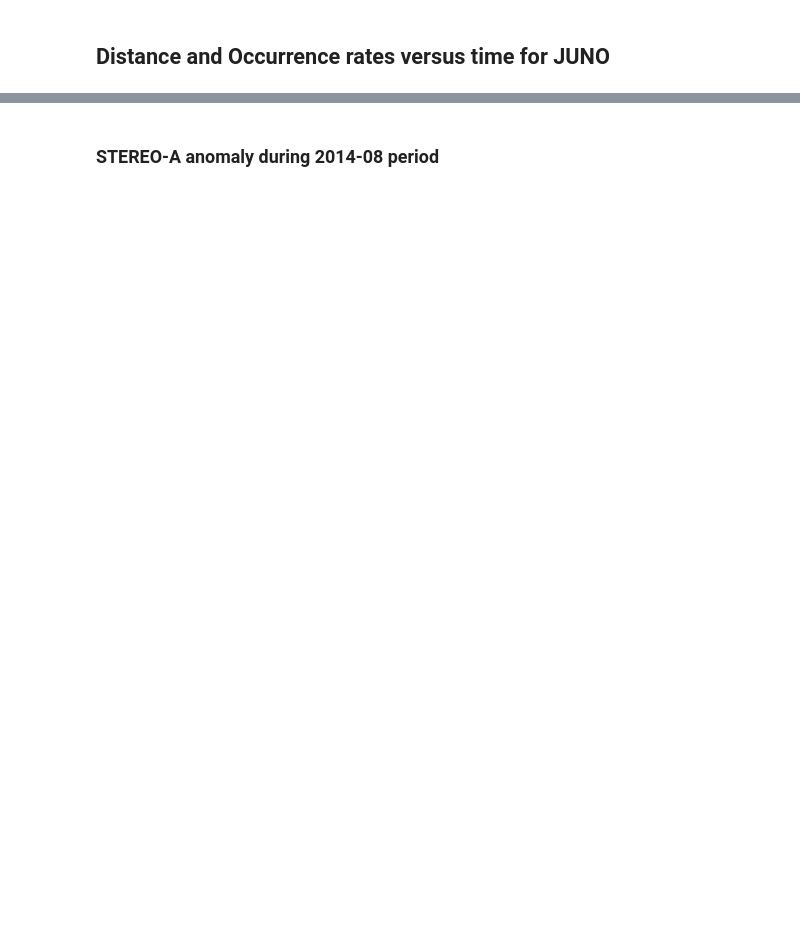
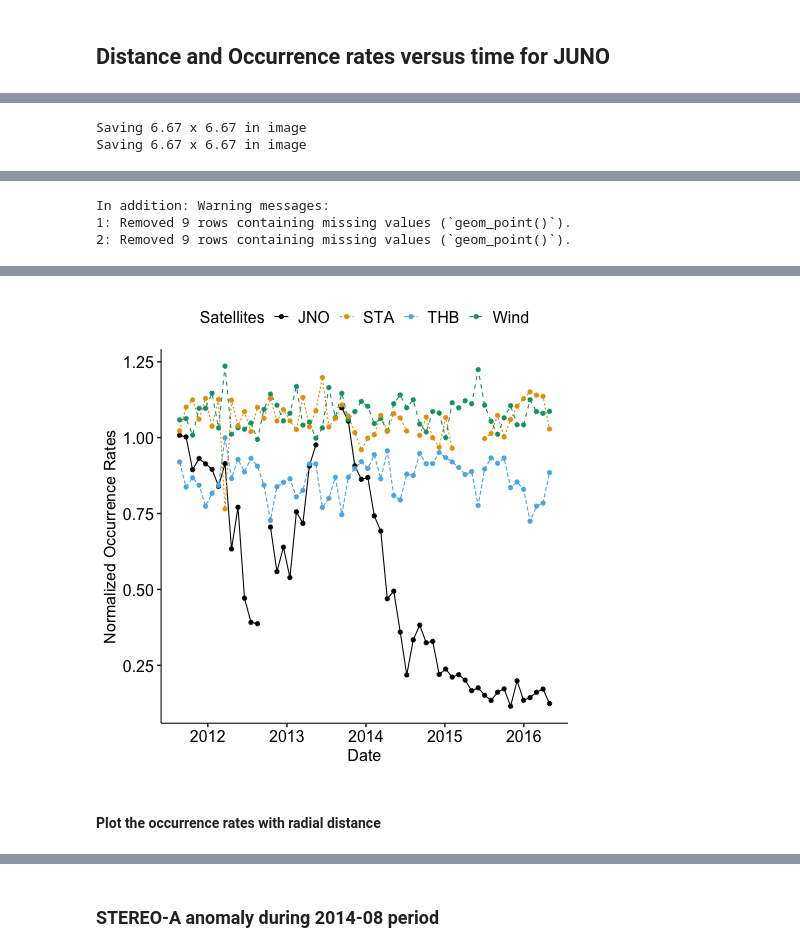
Before and after one commit to Beforerr/discontinuitypy, a Jupyter notebook: notebooks/analysis/01_occurence_rate.ipynb, the cells around one changed output, grey strips where cells are left out. Saved outputs shown, nothing was run; the diff lists cells and outputs as text; code cells hidden in the pictures; blank space fills up the shorter version.

```diff
--- a/notebooks/analysis/01_occurence_rate.ipynb
+++ b/notebooks/analysis/01_occurence_rate.ipynb
@@ -224,3 +207,13 @@ from beforerr.basics import pmap
+# %%
+def n2_normalize(df: pl.DataFrame, avg_sats = ["STA", "THB", "Wind"]):
+    avg_df = (
+        df.filter(pl.col("sat").is_in(avg_sats))
+        .group_by("time")
+        .agg(n2_factor=pl.mean("o_rates_normalized"))
+    )
+    return df.join(avg_df, on="time").with_columns(
+        o_rates_normalized=pl.col("o_rates_normalized") / pl.col("n2_factor")
+    )
 # %%
 s_resolution = timedelta(minutes=1)
 avg_window = timedelta(days=30)
@@ -240,0 +306,9 @@ all_candidates_or_N2 = n2_normalize(all_candidates_or_N1)
+# %%
+%%R -i all_events_or_N2_cleaned -c conv_pl
+p <- plot_or_time(all_events_or_N2_cleaned)
+p <- p + labs(y = "Normalized Occurrence Rates")
+save_plot("ocr/ocr_time_N2_cleaned")
+p
+# %% [output]
+Saving 6.67 x 6.67 in image
+Saving 6.67 x 6.67 in image
@@ -240,0 +319,3 @@ all_candidates_or_N2 = n2_normalize(all_candidates_or_N1)
+In addition: Warning messages:
+1: Removed 9 rows containing missing values (`geom_point()`).
+2: Removed 9 rows containing missing values (`geom_point()`).
@@ -240,0 +323,3 @@ all_candidates_or_N2 = n2_normalize(all_candidates_or_N1)
+[figure, added]
+# %% [markdown]
+#### Plot the occurrence rates with radial distance
```
Also changed, not shown: parts of 68 cells of this notebook, 38 other files.
